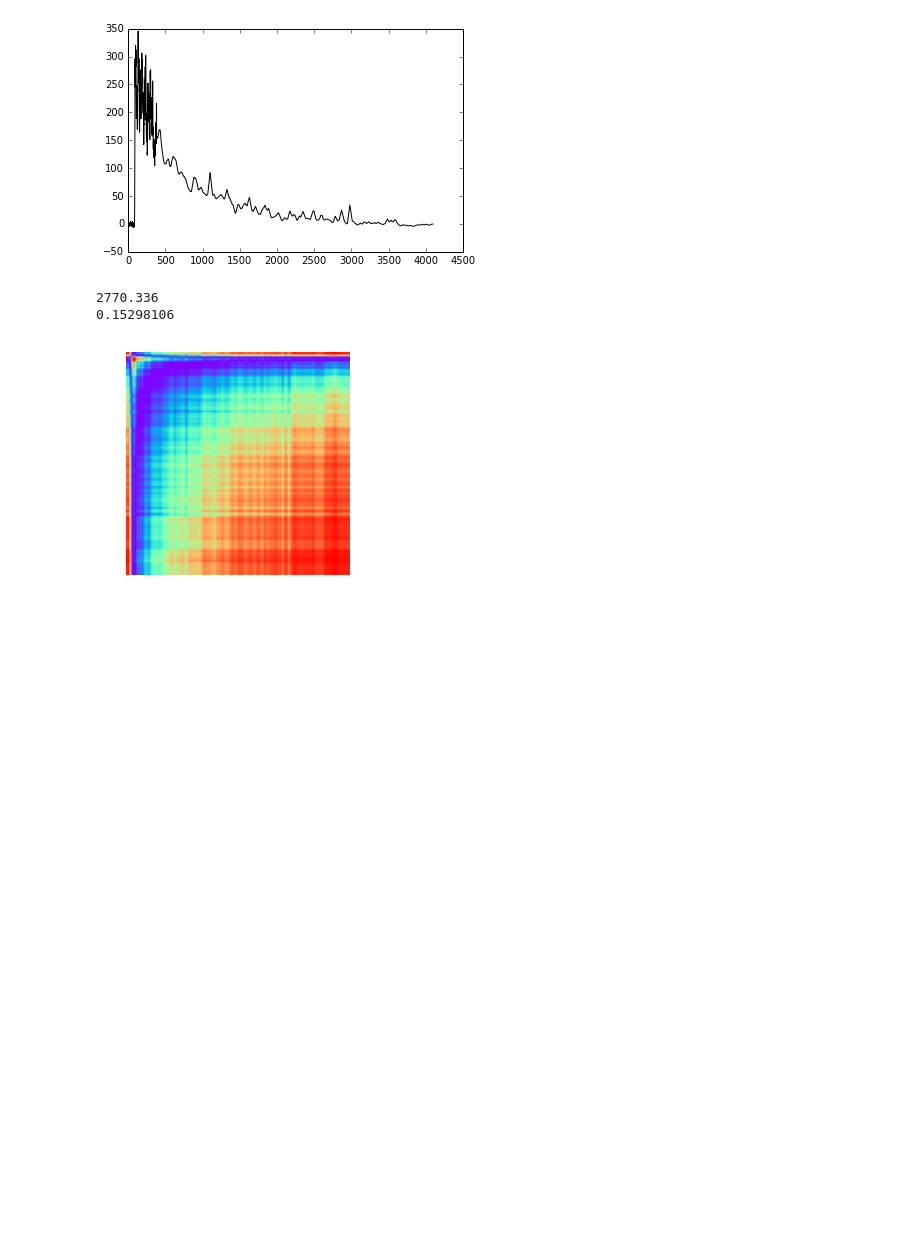
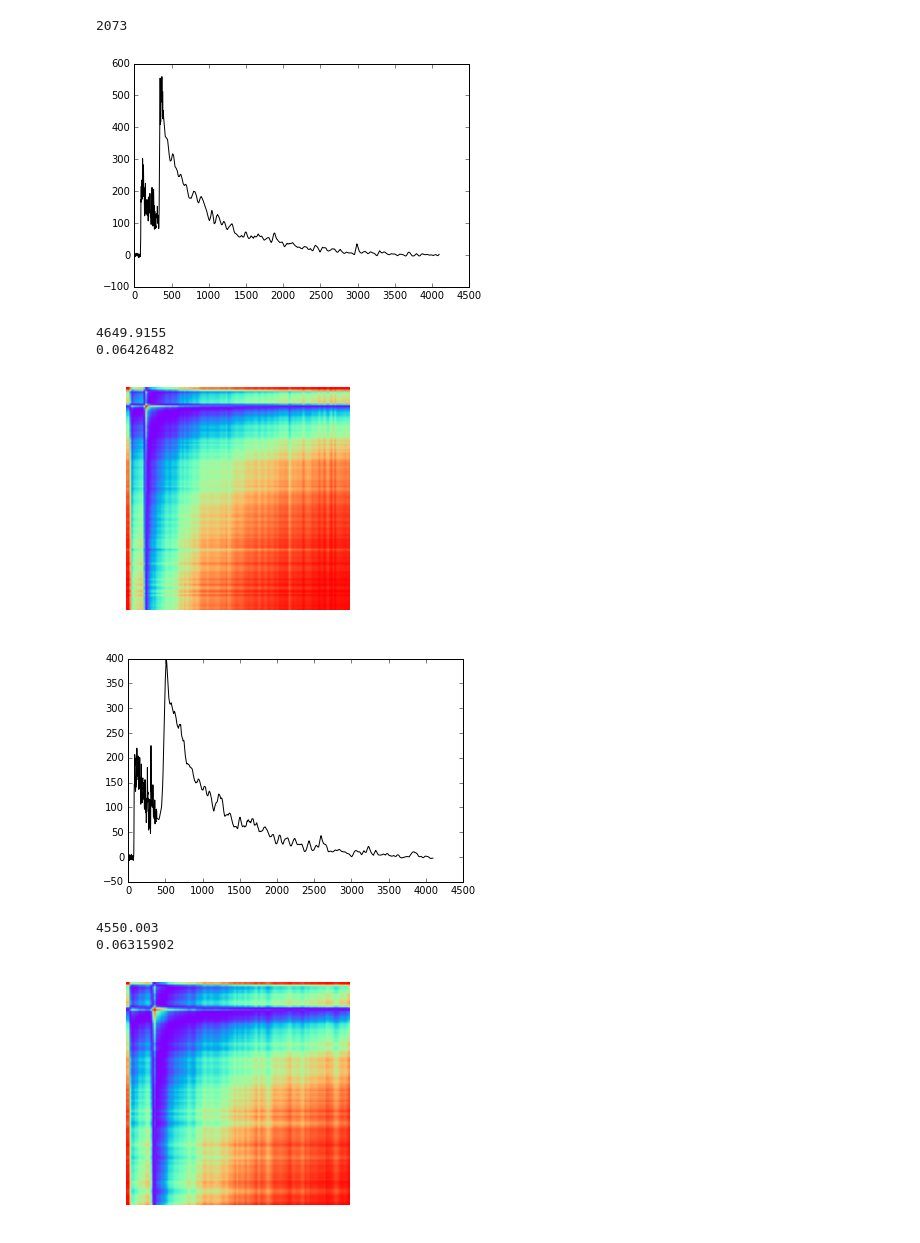
Before and after one commit to hareyakana/Script_For_TS_Keras, a Jupyter notebook: Event_Viewer.ipynb, the cells around one changed output. Drawn from its saved outputs; the diff is of its cells as text; code cells hidden in the pictures; blank space fills up the shorter version.

```diff
--- a/Event_Viewer.ipynb
+++ b/Event_Viewer.ipynb
@@ -7,5 +7,5 @@ import uproot
 from pyts.visualization import plot_mtf, plot_gasf, plot_gadf, plot_recurrence_plots
 
 
-file = "RefPulse009.root"
+file = "Piled_2.root"
 # %% [output]
@@ -39,34 +39,40 @@ def reader_lone(path,branch):
 # %%
 waveforms = reader_pmtall(file)
 energy = reader(file,"Energy",1)
 ratio4us = reader_lone(file,"Ratio4us")
 length = len(waveforms)
 psdpara1 = reader(file,"PSDPara",1)
 
+print(len(waveforms))
 # plt.figure()
 # plt.hist(energy,bins=np.arange(0,6000,5))
 # plt.show()
 
 # plt.figure()
 # plt.hist(ratio4us,bins=np.arange(0,2,0.01))
 # plt.show()
 
 # plt.figure()
 # plt.hist(psdpara1)
 # plt.show()
 
-for i in range(1):
-    k = i#np.random.randint(length)
+for i in range(20):
+    k = np.random.randint(length)
     plt.figure()
     plt.plot(np.arange(4096),waveforms[k],color="k")
     plt.savefig("waveforms/ref.png")
     plt.show()
     print(energy[k])
     print(ratio4us[k])
     plot_gasf(waveforms[k], image_size=128, overlapping=False, scale='-1')
     plt.show()
 # %% [output]
+2073
-[figure, old version]
+[figure, new version]
-2770.336
-0.15298106
+4649.9155
+0.06426482
-[figure, old version]
+[figure, new version]
+[figure, added]
+4550.003
+0.06315902
+[figure, added]
```
Also changed, not shown: parts of 2 cells of this notebook, 1 other file.
